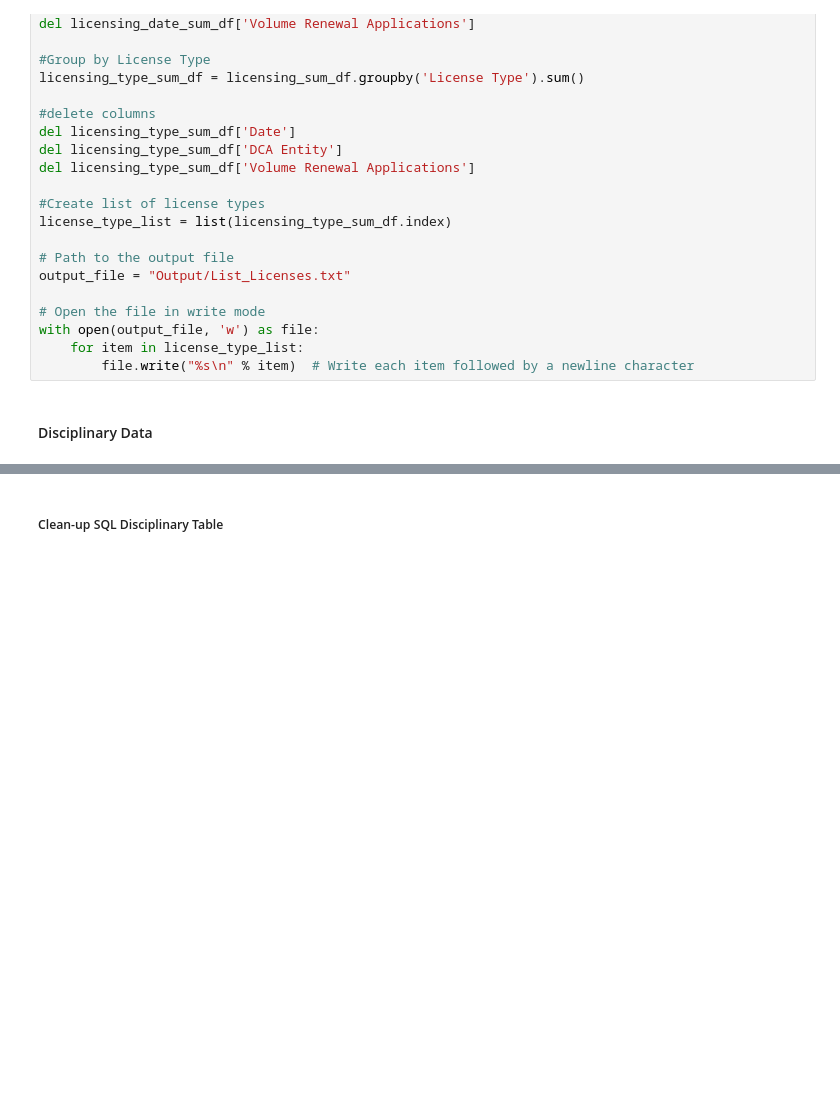
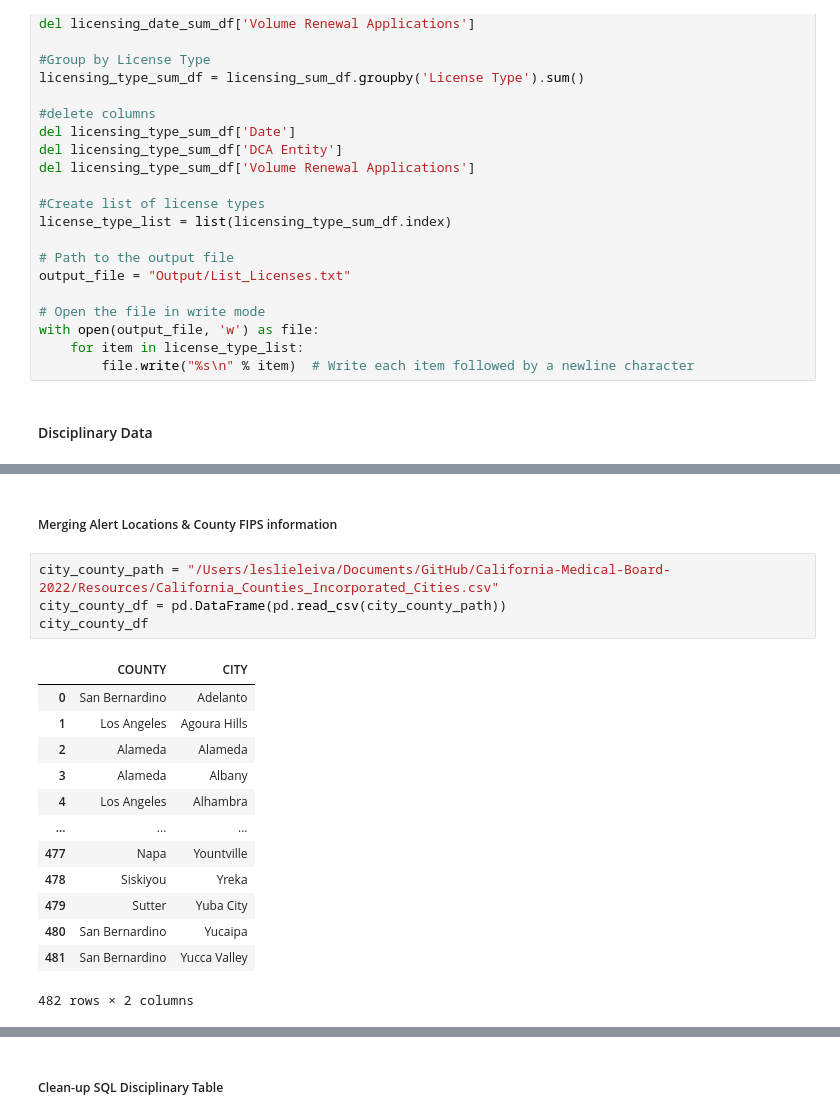
Before and after one commit to lleiva25/California-Medical-Board-2022, a Jupyter notebook: CA Medical Board.ipynb, the cells around one changed output, grey strips where cells are left out. Drawn from its saved outputs; the diff is of its cells as text; blank space fills up the shorter version.

Commit message:
Merging City and Fibs Location

```diff
--- a/CA Medical Board.ipynb
+++ b/CA Medical Board.ipynb
@@ -148,0 +218,20 @@ disciplinary_df
+# %% [markdown]
+<h5>Merging Alert Locations & County FIPS information</h5>
+# %%
+city_county_path = "/Users/leslieleiva/Documents/GitHub/California-Medical-Board-2022/Resources/California_Counties_Incorporated_Cities.csv"
+city_county_df = pd.DataFrame(pd.read_csv(city_county_path))
+city_county_df
+# %% [output]
+|  | COUNTY | CITY |
+| 0 | San Bernardino | Adelanto |
+| 1 | Los Angeles | Agoura Hills |
+| 2 | Alameda | Alameda |
+| 3 | Alameda | Albany |
+| 4 | Los Angeles | Alhambra |
+| ... | ... | ... |
+| 477 | Napa | Yountville |
+| 478 | Siskiyou | Yreka |
+| 479 | Sutter | Yuba City |
+| 480 | San Bernardino | Yucaipa |
+| 481 | San Bernardino | Yucca Valley |
+482 rows × 2 columns
```
Also changed, not shown: parts of 9 cells of this notebook, 4 other files.
